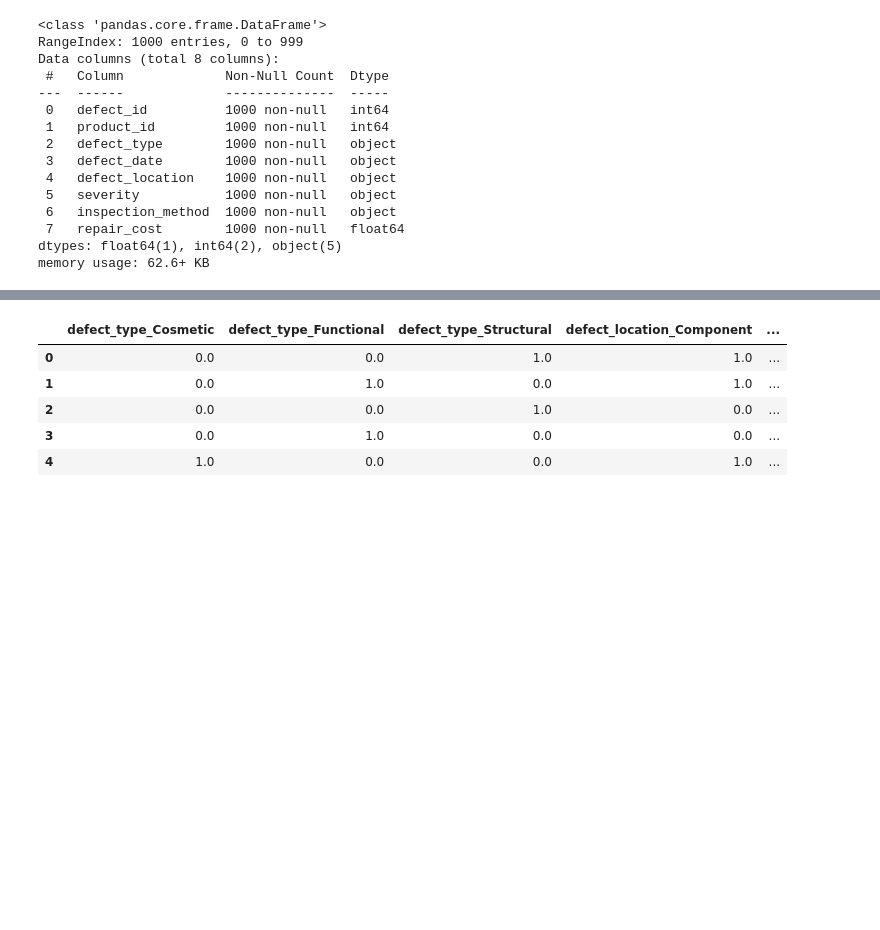
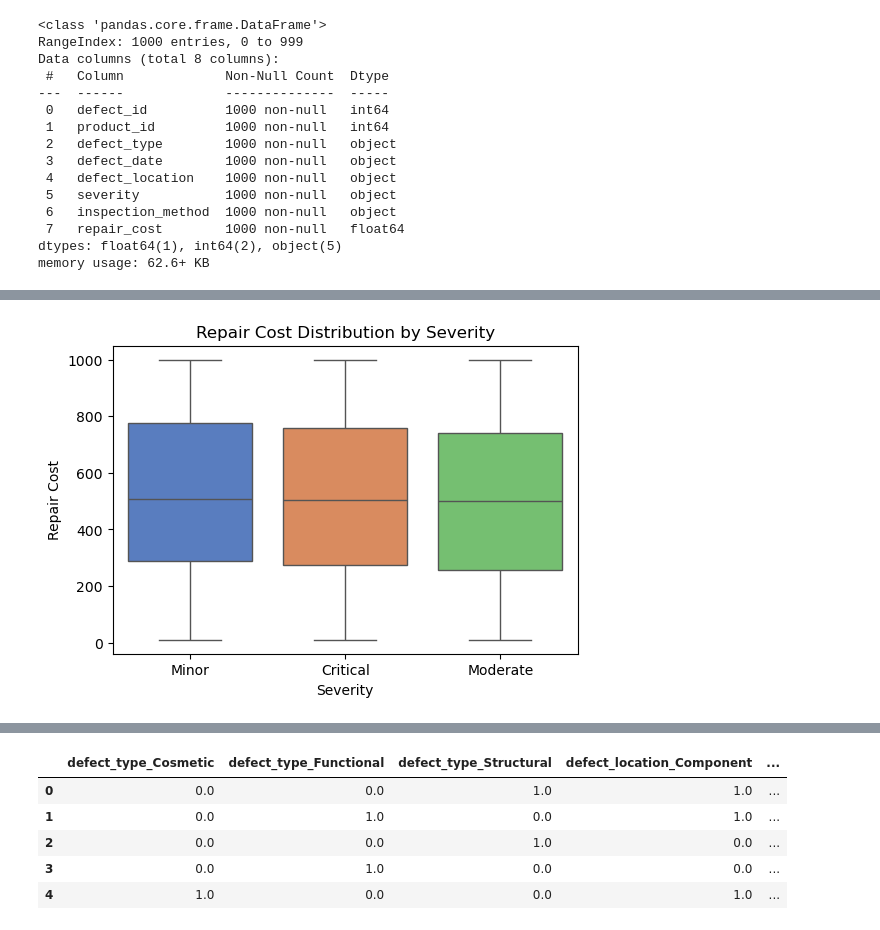
Before and after one commit to caioding/ZL-Academy-LG-, a Jupyter notebook: machine-learning/defect_svm.ipynb, the cells around one changed output, grey strips where cells are left out. Cells and saved outputs as stored; diff of their text form; code cells hidden in the pictures; blank space fills up the shorter version.

```diff
--- a/machine-learning/defect_svm.ipynb
+++ b/machine-learning/defect_svm.ipynb
@@ -40,0 +76,10 @@ memory usage: 62.6+ KB
+# %%
+# Relação entre repair_cost e severity
+plt.figure(figsize=(6, 4))
+sns.boxplot(x='severity', y='repair_cost', data=data, hue='severity', palette='muted', legend=False)
+plt.title('Repair Cost Distribution by Severity')
+plt.xlabel('Severity')
+plt.ylabel('Repair Cost')
+plt.show()
+# %% [output]
+[figure, added]
```
Also changed, not shown: parts of 15 cells of this notebook, 4 other files.
